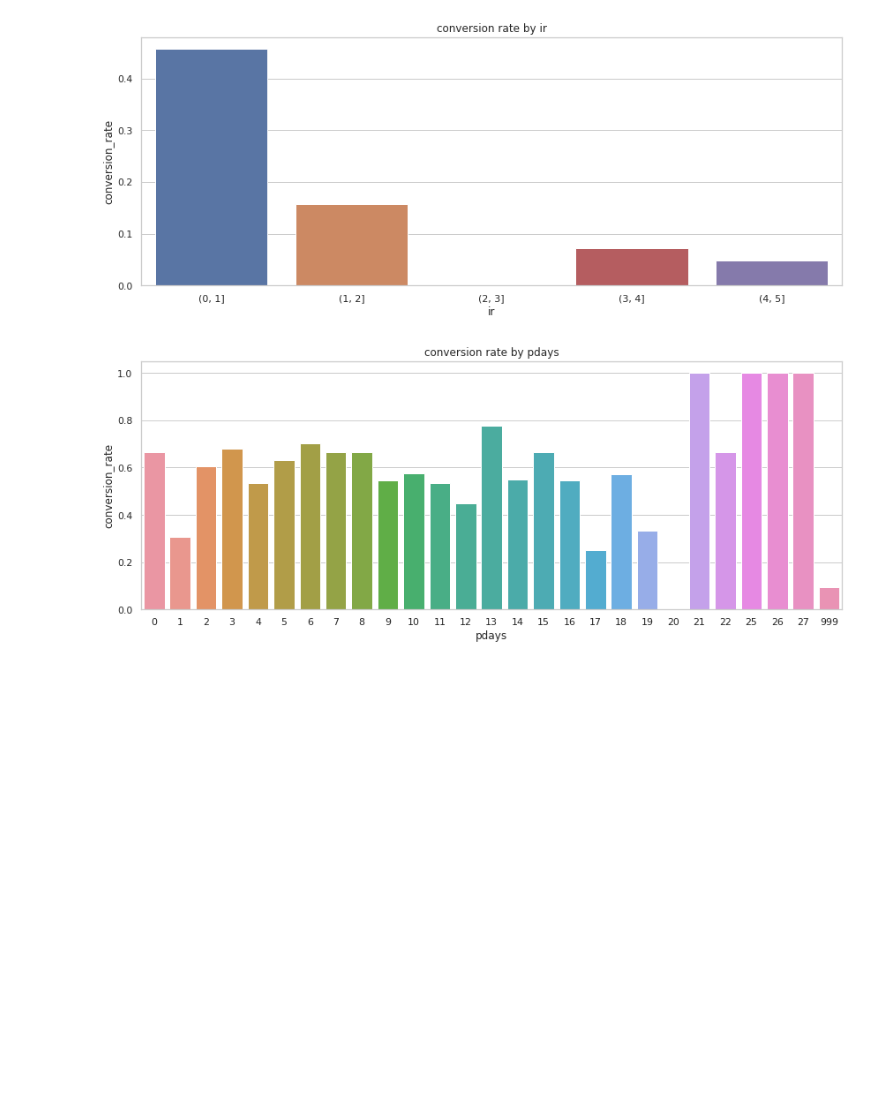
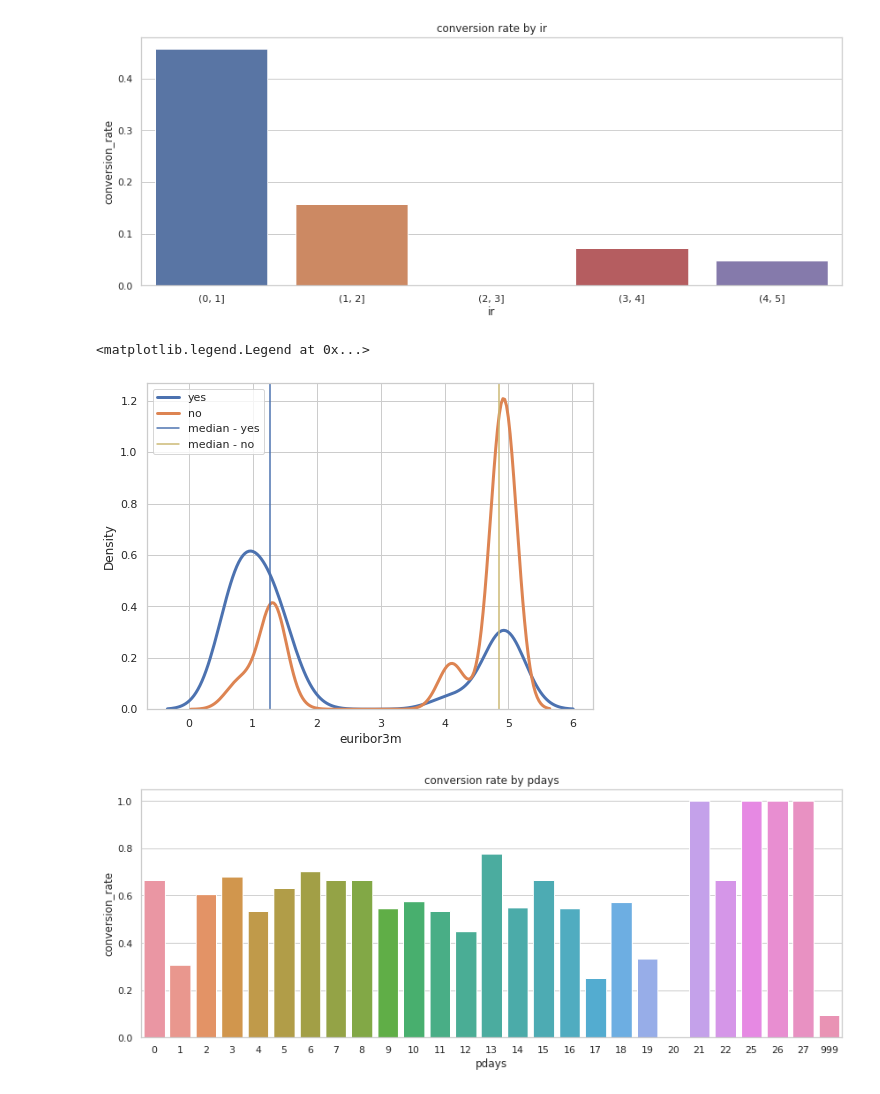
Before and after one commit to ShawnLiu119/Bank-Marketing_Clas-Clus-AppDev, a Jupyter notebook: BankMkt_EDA.ipynb, the cells around one changed output. Cells and saved outputs as stored; diff of their text form; code cells hidden in the pictures; blank space fills up the shorter version.

```diff
--- a/BankMkt_EDA.ipynb
+++ b/BankMkt_EDA.ipynb
@@ -130,6 +130,21 @@ data['ir'] = pd.cut(data["euribor3m"], np.arange(0, 6, 1))
 conversion_bar('ir')
 # %% [output]
 [figure]
+# %%
+plt.figure(figsize=(8,6))
+sns.distplot(df_y['euribor3m'], hist = False, kde = True, kde_kws = {'linewidth': 3},label = 'yes')
+sns.distplot(df_n['euribor3m'], hist = False, kde = True, kde_kws = {'linewidth': 3},label = 'no')
+
+median_y = df_y['euribor3m'].median()
+median_n = df_n['euribor3m'].median()
+
+plt.axvline(x = median_y, color = 'b', label = 'median - yes')
+plt.axvline(x = median_n, color = 'y', label = 'median - no')
+
+plt.legend()
+# %% [output]
+<matplotlib.legend.Legend at 0x...>
+[figure, added]
 # %%
 conversion_bar('pdays')
 # %%
```
